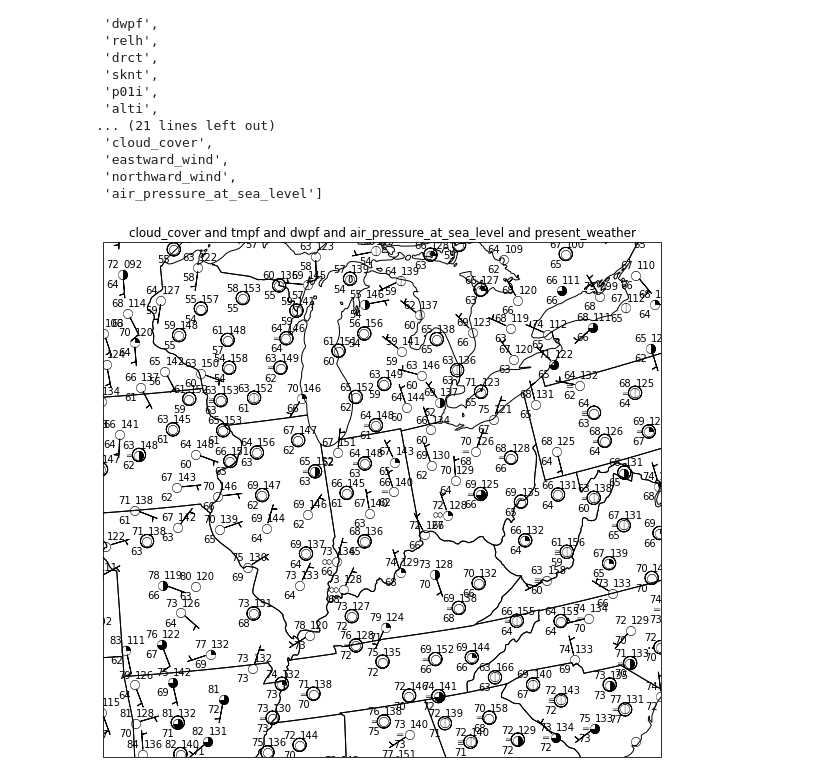
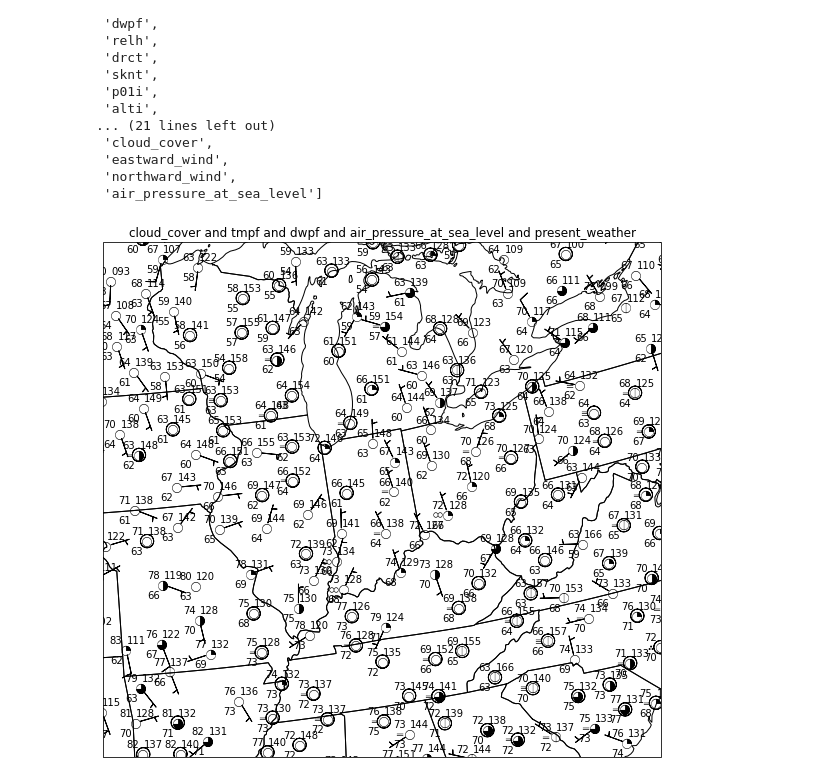
Before and after one commit to kgoebber/valpo_courses, a Jupyter notebook: wxtech/notebooks/reading_downloaded_surface_obs.ipynb, the cells around one changed output. Saved outputs shown, nothing was run; the diff lists cells and outputs as text; code cells hidden in the pictures.

```diff
--- a/wxtech/notebooks/reading_downloaded_surface_obs.ipynb
+++ b/wxtech/notebooks/reading_downloaded_surface_obs.ipynb
@@ -45,34 +45,46 @@ list(df.keys())
  'air_pressure_at_sea_level']
 # %%
 mslp_formatter = lambda v: format(v*10, '.0f')[-3:]
+
+# Set some subset parameters to reduce number of
+# observations used for plotting
+
+# subset_lat via a northern and southern latitude
+subset_lat = ((df.lat < 50) & (df.lat > 20))
+# subset_lon via a eastern and western longitude
+subset_lon = ((df.lon < -70) & (df.lon > -100))
+
 plot_time = datetime(2012, 8, 1, 12)
 
 # Plot desired data
 obs = declarative.PlotObs()
-obs.data = df
+# Use subsets to reduce number of points that can be used to be plotted
+obs.data = df[subset_lat & subset_lon]
 obs.time = plot_time
-obs.time_window = timedelta(minutes=8)
+# Note you may have to reduce the time_window if there
+# are too many observations
+obs.time_window = timedelta(minutes=15)
 obs.level = None
 obs.fields = ['cloud_cover', 'tmpf', 'dwpf',
               'air_pressure_at_sea_level', 'present_weather']
 obs.locations = ['C', 'NW', 'SW', 'NE', 'W']
 obs.formats = ['sky_cover', None, None, mslp_formatter, 'current_weather']
 obs.reduce_points = .75
 obs.vector_field = ['eastward_wind', 'northward_wind']
 
 # Panel for plot with Map features
 panel = declarative.MapPanel()
 panel.layout = (1, 1, 1)
 panel.projection = 'lcc'
 panel.area = 'in'
 panel.layers = ['states']
 panel.plots = [obs]
 
 # Bringing it all together
 pc = declarative.PanelContainer()
 pc.size = (10, 10)
 pc.panels = [panel]
 
 pc.show()
 # %% [output]
-[figure, old version]
+[figure, new version]
```
Also changed, not shown: parts of 2 cells of this notebook, 1 other file.
